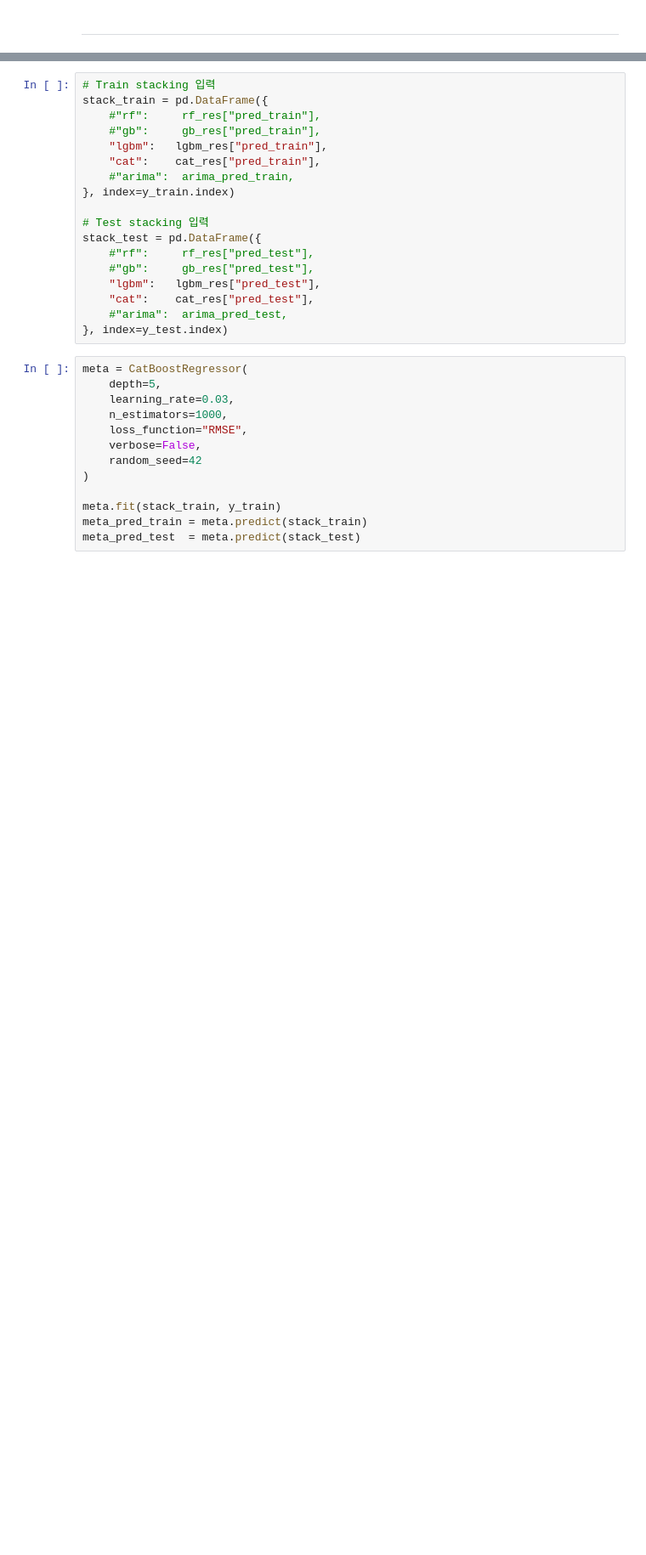
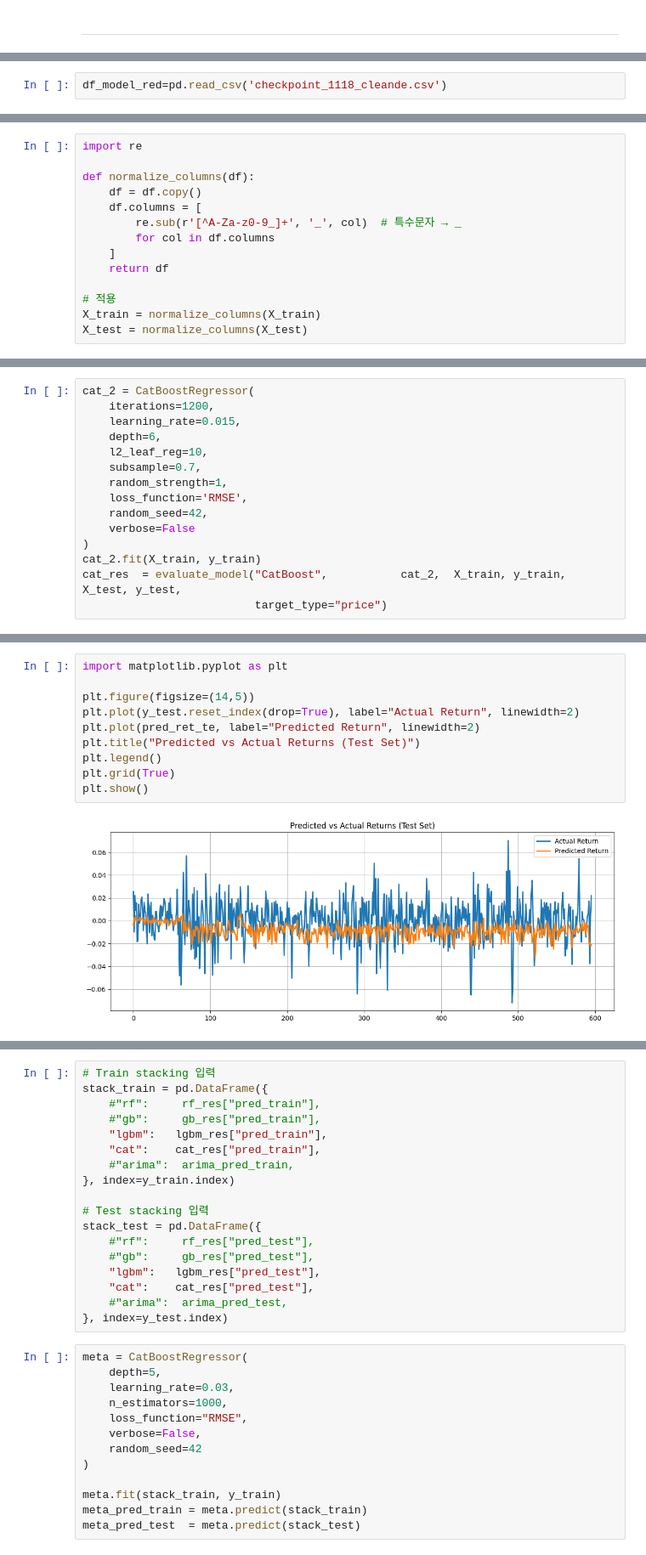
Before and after one commit to Market-Plan-B/Market-Plan-B-AI, a Jupyter notebook: market-tower/모델링2트.ipynb, the cells around one changed output, grey strips where cells are left out. Shown at 85% size. Cells and saved outputs as stored; diff of their text form; blank space fills up the shorter version.

```diff
--- a/market-tower/모델링2트.ipynb
+++ b/market-tower/모델링2트.ipynb
@@ -1133,0 +1199,2 @@ print(len(arima_pred_train), len(arima_pred_test))
+# %%
+df_model_red=pd.read_csv('checkpoint_1118_cleande.csv')
@@ -1133,0 +1376,14 @@ print(len(arima_pred_train), len(arima_pred_test))
+# %%
+import re
+
+def normalize_columns(df):
+    df = df.copy()
+    df.columns = [
+        re.sub(r'[^A-Za-z0-9_]+', '_', col)  # 특수문자 → _
+        for col in df.columns
+    ]
+    return df
+
+# 적용
+X_train = normalize_columns(X_train)
+X_test = normalize_columns(X_test)
@@ -1133,0 +1573,15 @@ print(len(arima_pred_train), len(arima_pred_test))
+# %%
+cat_2 = CatBoostRegressor(
+    iterations=1200,
+    learning_rate=0.015,
+    depth=6,
+    l2_leaf_reg=10,
+    subsample=0.7,
+    random_strength=1,
+    loss_function='RMSE',
+    random_seed=42,
+    verbose=False
+)
+cat_2.fit(X_train, y_train)
+cat_res  = evaluate_model("CatBoost",           cat_2,  X_train, y_train, X_test, y_test,
+                          target_type="price")
@@ -1133,0 +1658,12 @@ print(len(arima_pred_train), len(arima_pred_test))
+# %%
+import matplotlib.pyplot as plt
+
+plt.figure(figsize=(14,5))
+plt.plot(y_test.reset_index(drop=True), label="Actual Return", linewidth=2)
+plt.plot(pred_ret_te, label="Predicted Return", linewidth=2)
+plt.title("Predicted vs Actual Returns (Test Set)")
+plt.legend()
+plt.grid(True)
+plt.show()
+# %% [output]
+[figure, added]
```
Also changed, not shown: parts of 23 cells of this notebook, 4 other files.
